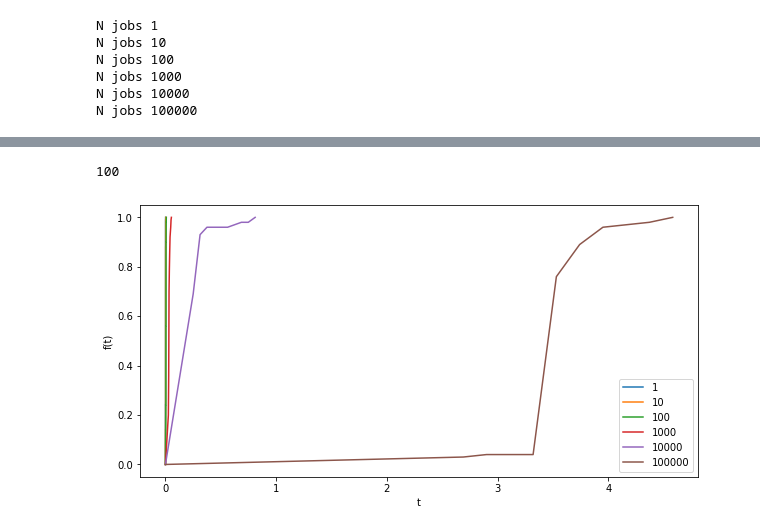
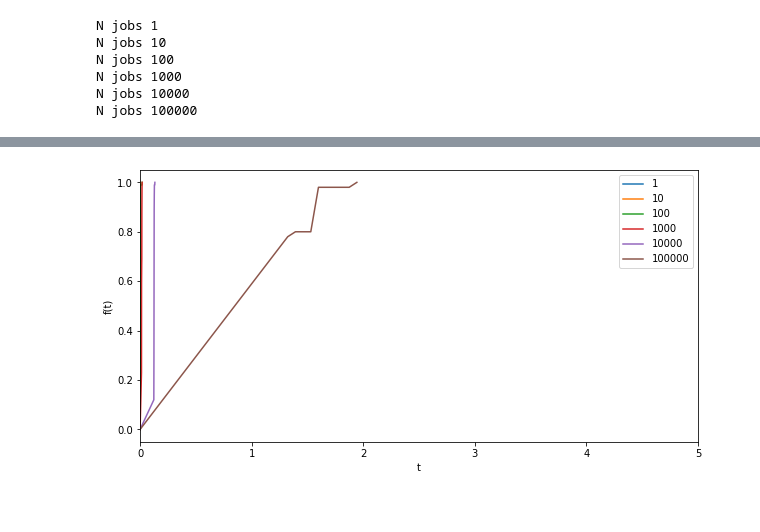
Before and after one commit to nikhilphatak1/datastore-profiling, a Jupyter notebook: redis/redis_check.ipynb, the cells around one changed output, grey strips where cells are left out. Cells and saved outputs as stored; diff of their text form; code cells hidden in the pictures.

```diff
--- a/redis/redis_check.ipynb
+++ b/redis/redis_check.ipynb
@@ -154,6 +177,9 @@ memory_get = {}
 
 time_table_set = {}
 time_table_get = {}
+
+time_complete_set = {}
+time_complete_get = {}
 
 pipeline = r.pipeline(transaction=True)
 
@@ -165,6 +191,8 @@ for size in job_size:
     print("N jobs {}".format(size))
     t_set = []
     t_get = []
+    t_set_complete = []
+    t_get_complete =[]
 
     # store values
 
@@ -174,11 +202,13 @@ for size in job_size:
             x = np.random.uniform(0,1,size=(8,8))
             pipeline.set(key,x.tobytes())
 
-        t_start = time()
+        t_start = r.time()
         pipeline.execute()
-        t_end = time()
-        job_time = t_end - t_start
+        t_end = r.time()
+
+        job_time = (t_end[0] + t_end[1]*1e-6)-(t_start[0] + t_start[1]*1e-6)
         t_set.append(job_time)
+        t_set_complete.append(t_end[0] + t_end[1]*1e-6)
 
     # get values
     for _ in range(N):
@@ -187,11 +217,13 @@ for size in job_size:
             pipeline.get(key)
 
 
-        t_start = time()
+        t_start = r.time()
         pipeline.execute()
-        t_end = time()
-        job_time = t_end-t_start
+        t_end = r.time()
+
+        job_time = (t_end[0] + t_end[1]*1e-6)-(t_start[0] + t_start[1]*1e-6)
         t_get.append(job_time)
+        t_get_complete.append(t_end[0] + t_end[1]*1e-6)
 
     # clear keys
     for i in range(N):
@@ -229,29 +261,25 @@ plt.show()
-# %%
-len(t)
-# %% [output]
-100
 # %%
 plt.figure(figsize=(10,5))
 
 
 for size in job_size:
     key = size
 
     t = time_table_set[str(key)]
 
     num_bins = int(np.sqrt(len(t))) #int(np.floor(5/3 * (len(t)**(1/3))))
     counts, bin_edges = np.histogram (t, bins=num_bins, normed=True)
     cdf = np.cumsum (counts)
     plt.plot (np.hstack((np.zeros((1,)),bin_edges[1:])), np.hstack((np.zeros(1,),cdf/cdf[-1])))
     plt.xlabel("t"); plt.ylabel("f(t)");
 
 
 
-plt.xlim()
+plt.xlim([0,5])
 plt.legend(job_size)
 plt.show()
 # %% [output]
-[figure, old version]
+[figure, new version]
 # %%
 plt.figure(figsize=(10,5))
 
```
Also changed, not shown: parts of 9 cells of this notebook.
